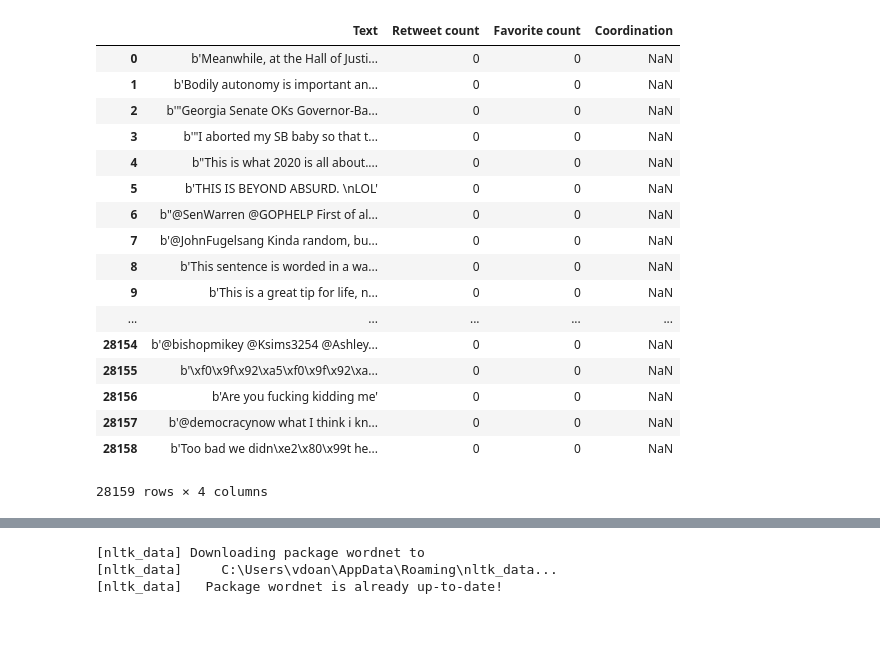
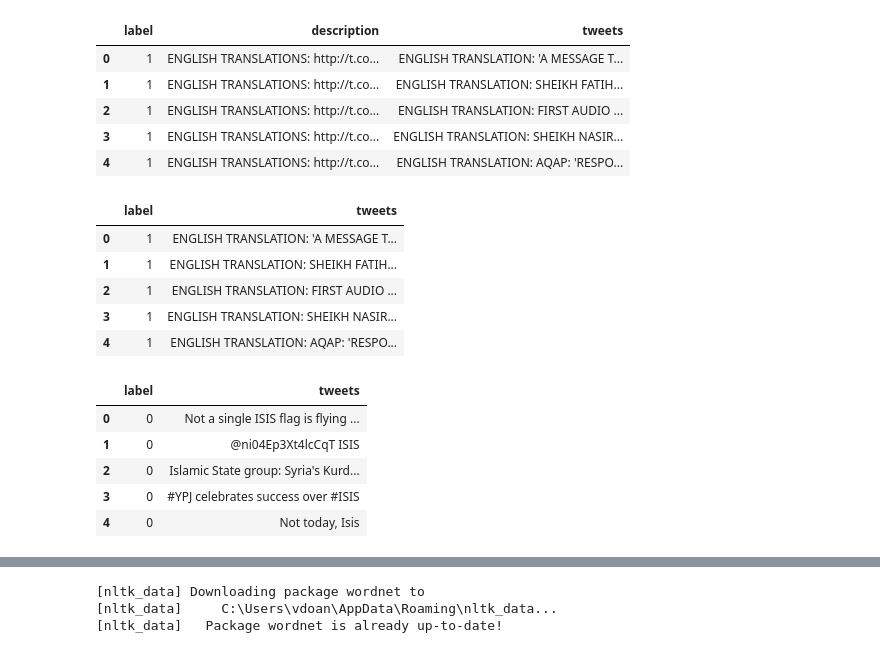
Before and after one commit to tannn/machine-learning, a Jupyter notebook: project/Feature_Extraction .ipynb, the cells around one changed output, grey strips where cells are left out. Saved outputs shown, nothing was run; the diff lists cells and outputs as text; code cells hidden in the pictures; blank space fills up the shorter version.

```diff
--- a/project/Feature_Extraction .ipynb
+++ b/project/Feature_Extraction .ipynb
@@ -15,0 +16,3 @@ len(df)
+# %%
+df_isis = pd.read_csv("tweets.csv")
+df_isis.head()
@@ -16,21 +26,34 @@ len(df)
+# %%
+df_isis['label'] = 1
+# %%
+df_isis.head()
+# %% [output]
+|  | label | description | tweets |
+| 0 | 1 | ENGLISH TRANSLATIONS: http://t.co... | ENGLISH TRANSLATION: 'A MESSAGE T... |
+| 1 | 1 | ENGLISH TRANSLATIONS: http://t.co... | ENGLISH TRANSLATION: SHEIKH FATIH... |
+| 2 | 1 | ENGLISH TRANSLATIONS: http://t.co... | ENGLISH TRANSLATION: FIRST AUDIO ... |
+| 3 | 1 | ENGLISH TRANSLATIONS: http://t.co... | ENGLISH TRANSLATION: SHEIKH NASIR... |
+| 4 | 1 | ENGLISH TRANSLATIONS: http://t.co... | ENGLISH TRANSLATION: AQAP: 'RESPO... |
+# %%
+df_isis = df_isis.drop(columns=['description'])
+# %%
+df_isis.head()
+# %% [output]
+|  | label | tweets |
+| 0 | 1 | ENGLISH TRANSLATION: 'A MESSAGE T... |
+| 1 | 1 | ENGLISH TRANSLATION: SHEIKH FATIH... |
+| 2 | 1 | ENGLISH TRANSLATION: FIRST AUDIO ... |
+| 3 | 1 | ENGLISH TRANSLATION: SHEIKH NASIR... |
+| 4 | 1 | ENGLISH TRANSLATION: AQAP: 'RESPO... |
+# %%
+frames = [df, df_isis]
+df = pd.concat(frames)
 # %%
-df
+df.head()
 # %% [output]
-|  | Text | Retweet count | Favorite count | Coordination |
-| 0 | b'Meanwhile, at the Hall of Justi... | 0 | 0 | NaN |
-| 1 | b'Bodily autonomy is important an... | 0 | 0 | NaN |
-| 2 | b'"Georgia Senate OKs Governor-Ba... | 0 | 0 | NaN |
-| 3 | b'"I aborted my SB baby so that t... | 0 | 0 | NaN |
-| 4 | b"This is what 2020 is all about.... | 0 | 0 | NaN |
-| 5 | b'THIS IS BEYOND ABSURD. \nLOL' | 0 | 0 | NaN |
-| 6 | b"@SenWarren @GOPHELP First of al... | 0 | 0 | NaN |
-| 7 | b'@JohnFugelsang Kinda random, bu... | 0 | 0 | NaN |
-| 8 | b'This sentence is worded in a wa... | 0 | 0 | NaN |
-| 9 | b'This is a great tip for life, n... | 0 | 0 | NaN |
-| ... | ... | ... | ... | ... |
-| 28154 | b'@bishopmikey @Ksims3254 @Ashley... | 0 | 0 | NaN |
-| 28155 | b'\xf0\x9f\x92\xa5\xf0\x9f\x92\xa... | 0 | 0 | NaN |
-| 28156 | b'Are you fucking kidding me' | 0 | 0 | NaN |
-| 28157 | b'@democracynow what I think i kn... | 0 | 0 | NaN |
-| 28158 | b'Too bad we didn\xe2\x80\x99t he... | 0 | 0 | NaN |
+|  | label | tweets |
+| 0 | 0 | Not a single ISIS flag is flying ... |
+| 1 | 0 | @ni04Ep3Xt4lcCqT ISIS |
+| 2 | 0 | Islamic State group: Syria's Kurd... |
+| 3 | 0 | #YPJ celebrates success over #ISIS |
+| 4 | 0 | Not today, Isis |
-28159 rows × 4 columns
```
Also changed, not shown: parts of 41 cells of this notebook, 2 other files.
